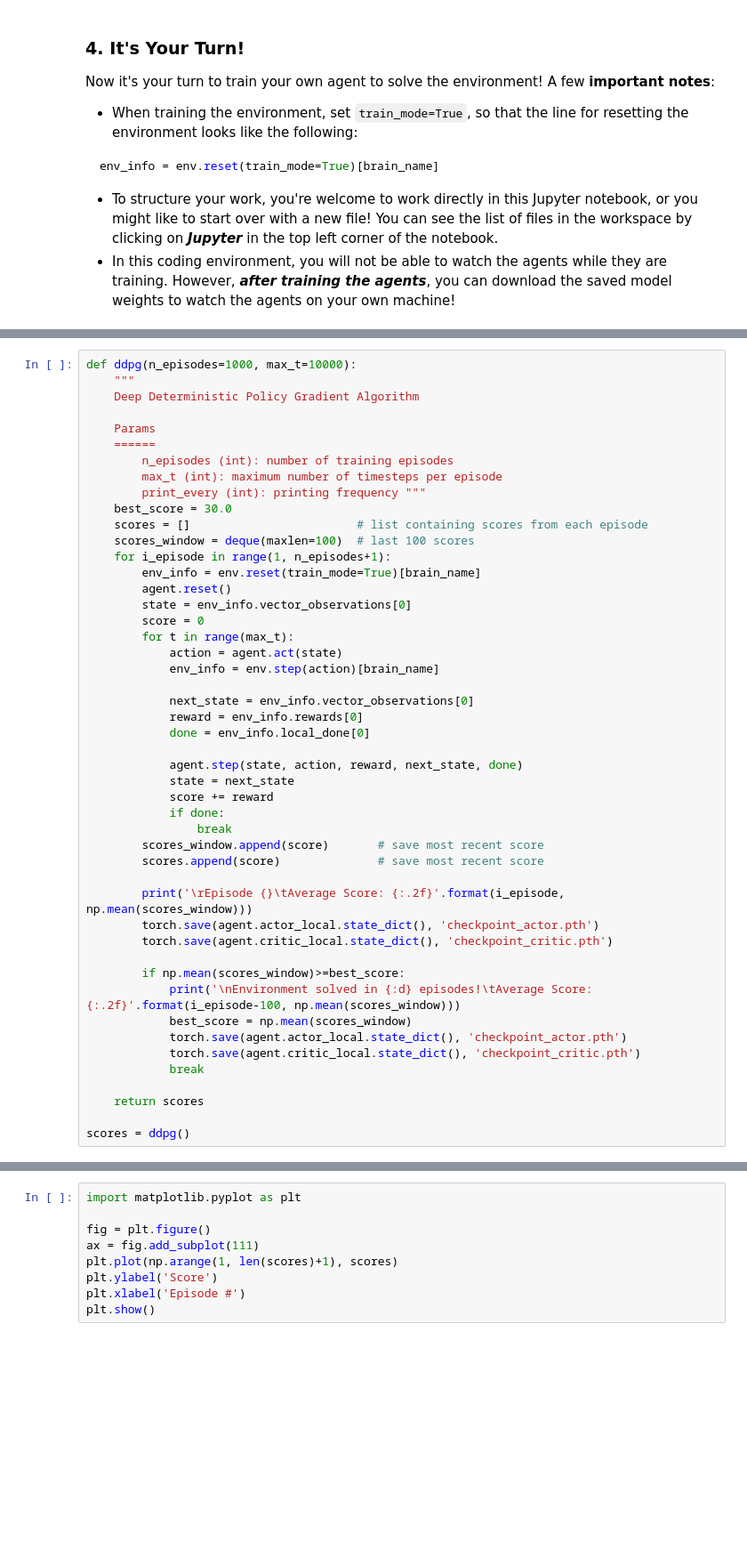
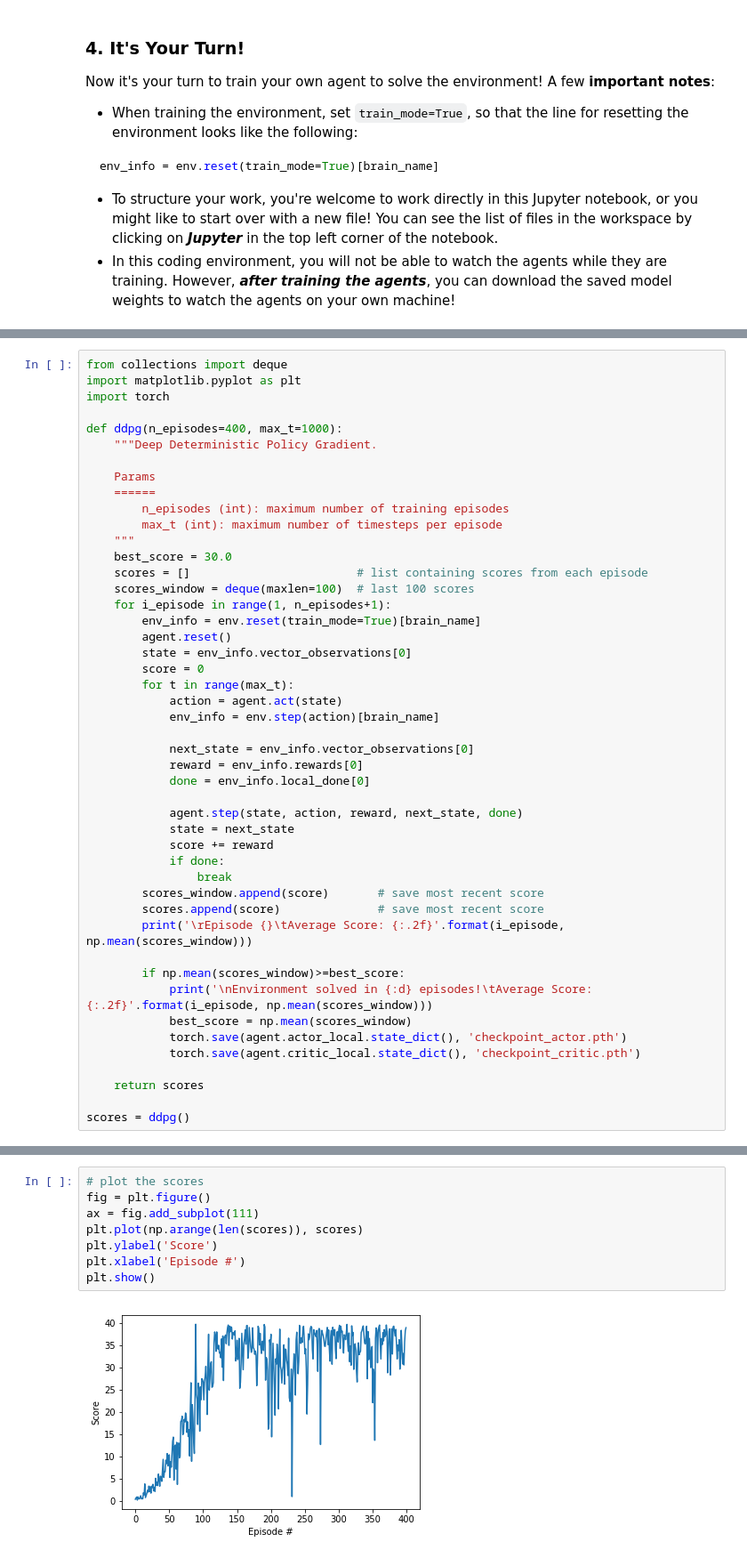
Before and after one commit to TRoboto/Udacity, a Jupyter notebook: Deep Reinforcement Learning Nanodegree/Project - Continuous Control/Continuous_Control.ipynb, the cells around one changed output, grey strips where cells are left out. Shown at 89% size. Cells and saved outputs as stored; diff of their text form; blank space fills up the shorter version.

```diff
--- a/Deep Reinforcement Learning Nanodegree/Project - Continuous Control/Continuous_Control.ipynb
+++ b/Deep Reinforcement Learning Nanodegree/Project - Continuous Control/Continuous_Control.ipynb
@@ -131,14 +128,17 @@ from my_agent import Agent
 agent = Agent(state_size=state_size, action_size=action_size, random_seed=10)
 # %%
-def ddpg(n_episodes=1000, max_t=10000):
-    """
-    Deep Deterministic Policy Gradient Algorithm
+from collections import deque
+import matplotlib.pyplot as plt
+import torch
+
+def ddpg(n_episodes=400, max_t=1000):
+    """Deep Deterministic Policy Gradient.
 
     Params
     ======
-        n_episodes (int): number of training episodes
+        n_episodes (int): maximum number of training episodes
         max_t (int): maximum number of timesteps per episode
-        print_every (int): printing frequency """
+    """
     best_score = 30.0
     scores = []                        # list containing scores from each episode
     scores_window = deque(maxlen=100)  # last 100 scores
@@ -162,17 +162,13 @@ def ddpg(n_episodes=1000, max_t=10000):
                 break
         scores_window.append(score)       # save most recent score
         scores.append(score)              # save most recent score
-
         print('\rEpisode {}\tAverage Score: {:.2f}'.format(i_episode, np.mean(scores_window)))
-        torch.save(agent.actor_local.state_dict(), 'checkpoint_actor.pth')
-        torch.save(agent.critic_local.state_dict(), 'checkpoint_critic.pth')
 
         if np.mean(scores_window)>=best_score:
-            print('\nEnvironment solved in {:d} episodes!\tAverage Score: {:.2f}'.format(i_episode-100, np.mean(scores_window)))
+            print('\nEnvironment solved in {:d} episodes!\tAverage Score: {:.2f}'.format(i_episode, np.mean(scores_window)))
             best_score = np.mean(scores_window)
             torch.save(agent.actor_local.state_dict(), 'checkpoint_actor.pth')
             torch.save(agent.critic_local.state_dict(), 'checkpoint_critic.pth')
-            break
 
     return scores
 
@@ -182,9 +194,10 @@ ValueError: expected 2D or 3D input (got 1D input)
 # %%
-import matplotlib.pyplot as plt
-
+# plot the scores
 fig = plt.figure()
 ax = fig.add_subplot(111)
-plt.plot(np.arange(1, len(scores)+1), scores)
+plt.plot(np.arange(len(scores)), scores)
 plt.ylabel('Score')
 plt.xlabel('Episode #')
 plt.show()
+# %% [output]
+[figure, added]
```
Also changed, not shown: parts of 3 cells of this notebook.
